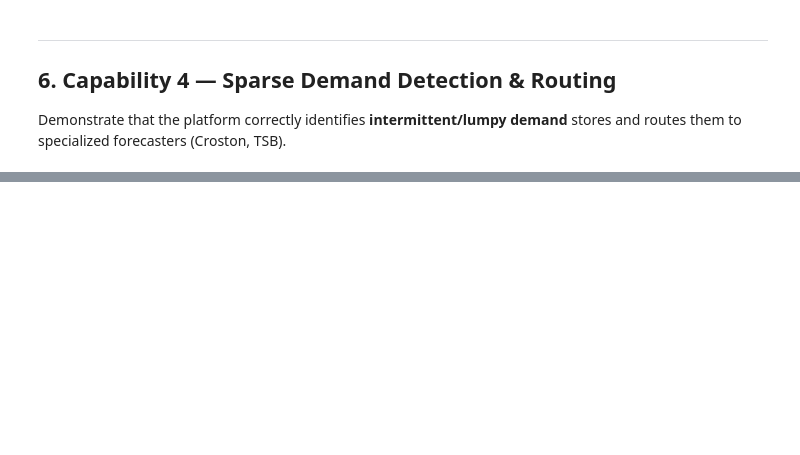
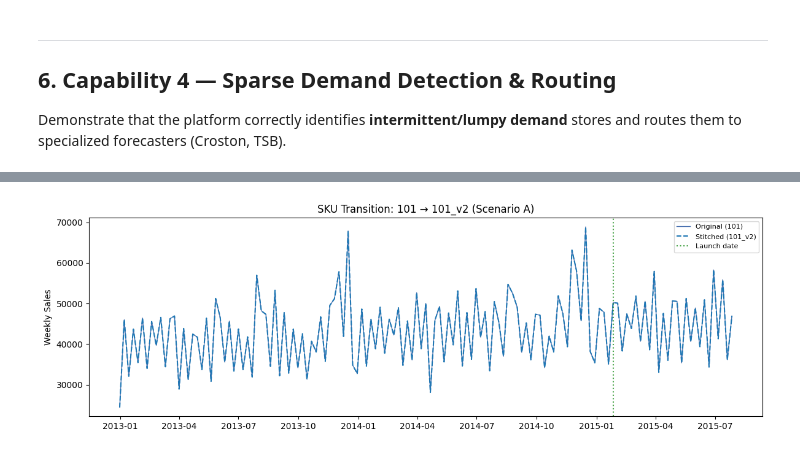
Before and after one commit to aethrixdev/sales_forecast, a Jupyter notebook: forecasting-platform/notebooks/rossmann_platform_demo.ipynb, the cells around one changed output, grey strips where cells are left out. Cells and saved outputs as stored; diff of their text form; code cells hidden in the pictures; blank space fills up the shorter version.

```diff
--- a/forecasting-platform/notebooks/rossmann_platform_demo.ipynb
+++ b/forecasting-platform/notebooks/rossmann_platform_demo.ipynb
@@ -828,0 +1301,20 @@ else:
+# %%
+# ── Natural language narratives ─────────────────────────────────────
+narratives = explainer.narrative(decomp)
+
+print("Planner Narratives:")
+print("=" * 80)
+for sid, text in narratives.items():
+    print(f"\n{text}")
+
+# SHAP attribution (graceful fallback if shap not installed)
+print("\n" + "=" * 80)
+print("SHAP Feature Attribution:")
+try:
+    import shap
+    print("  shap package available — would compute per-feature SHAP values")
+    print("  for LightGBM model explaining which lag/rolling features drive predictions")
+except ImportError:
+    print("  shap package not installed — graceful fallback active")
+    print("  Install with: pip install shap")
+    print("  The platform returns an empty DataFrame with shap_unavailable=True")
@@ -828,0 +1399,66 @@ else:
+# %%
+# ── SKU Transition: simulate store replacement ─────────────────────
+from src.series.transition import TransitionEngine, TransitionScenario
+
+transition_config = TransitionConfig(
+    transition_window_weeks=13,
+    ramp_shape="linear",
+)
+engine = TransitionEngine(transition_config)
+
+# Simulate: Store "259" is being replaced by "259_v2"
+# Scenario A: new store already launched (history stitch)
+sample_store = sorted(data["series_id"].unique().to_list())[0]
+new_store = f"{sample_store}_v2"
+store_max_week = data["week"].max()
+
+mapping_table = pl.DataFrame({
+    "old_sku": [sample_store],
+    "new_sku": [new_store],
+    "proportion": [1.0],
+})
+
+product_master = pl.DataFrame({
+    "sku_id": [new_store],
+    "launch_date": [store_max_week - timedelta(weeks=26)],  # launched 6 months ago
+})
+
+plans = engine.compute_plans(
+    mapping_table=mapping_table,
+    product_master=product_master,
+    forecast_origin=store_max_week,
+    horizon_weeks=13,
+)
+
+print("Transition Plans:")
+for plan in plans:
+    print(f"  {plan.old_sku} → {plan.new_sku}")
+    print(f"  Scenario: {plan.scenario.value} ({plan.scenario.name})")
+    print(f"  Proportion: {plan.proportion}")
+    print(f"  Notes: {plan.notes}")
+
+# Stitch the series
+stitch_data = data.filter(pl.col("series_id") == sample_store).select(["series_id", "week", "quantity"])
+stitched = engine.stitch_series(stitch_data, plans)
+
+print(f"\nOriginal series: {stitch_data.shape[0]} rows (store {sample_store})")
+print(f"Stitched series: {stitched.shape[0]} rows")
+print(f"Series IDs after stitching: {stitched['series_id'].unique().to_list()}")
+
+# Plot original vs stitched
+fig, ax = plt.subplots(figsize=(12, 4))
+orig = stitch_data.sort("week")
+ax.plot(orig["week"].to_list(), orig["quantity"].to_list(),
+        color="#4C72B0", linewidth=1, label=f"Original ({sample_store})")
+for sid in stitched["series_id"].unique().to_list():
+    s = stitched.filter(pl.col("series_id") == sid).sort("week")
+    ax.plot(s["week"].to_list(), s["quantity"].to_list(),
+            linestyle="--", linewidth=1.5, label=f"Stitched ({sid})")
+launch_date = product_master["launch_date"][0]
+ax.axvline(launch_date, color="green", linestyle=":", alpha=0.7, label=f"Launch date")
+ax.set_title(f"SKU Transition: {sample_store} → {new_store} (Scenario A)")
+ax.set_ylabel("Weekly Sales")
+ax.legend(fontsize=8)
+fig.tight_layout()
+plt.show()
+# %% [output]
@@ -828,0 +1474 @@ else:
+[figure, added]
```
Also changed, not shown: parts of 50 cells of this notebook, 2 other files.
